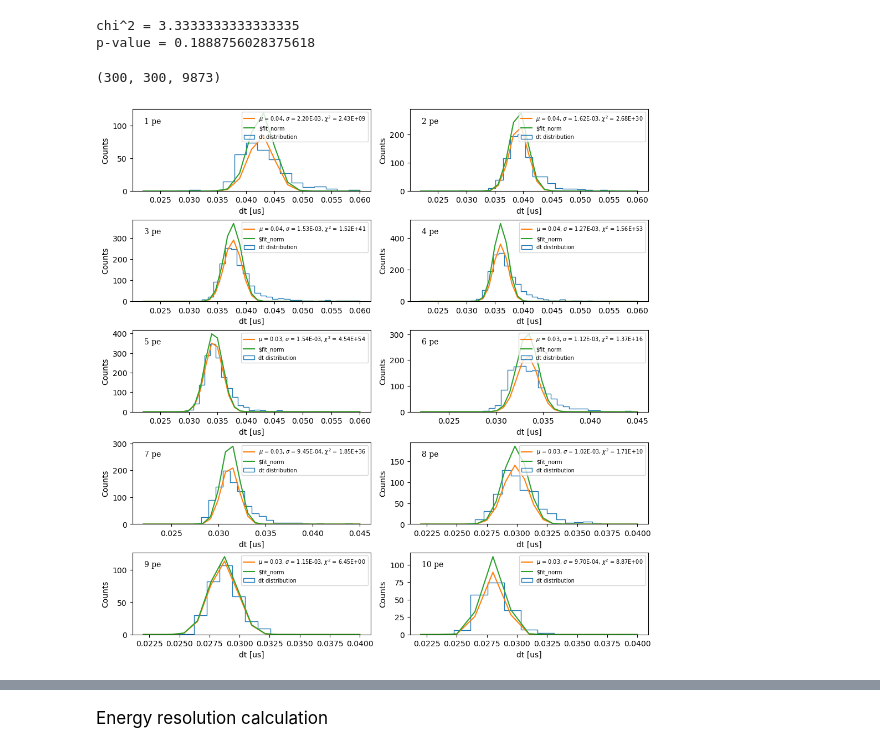
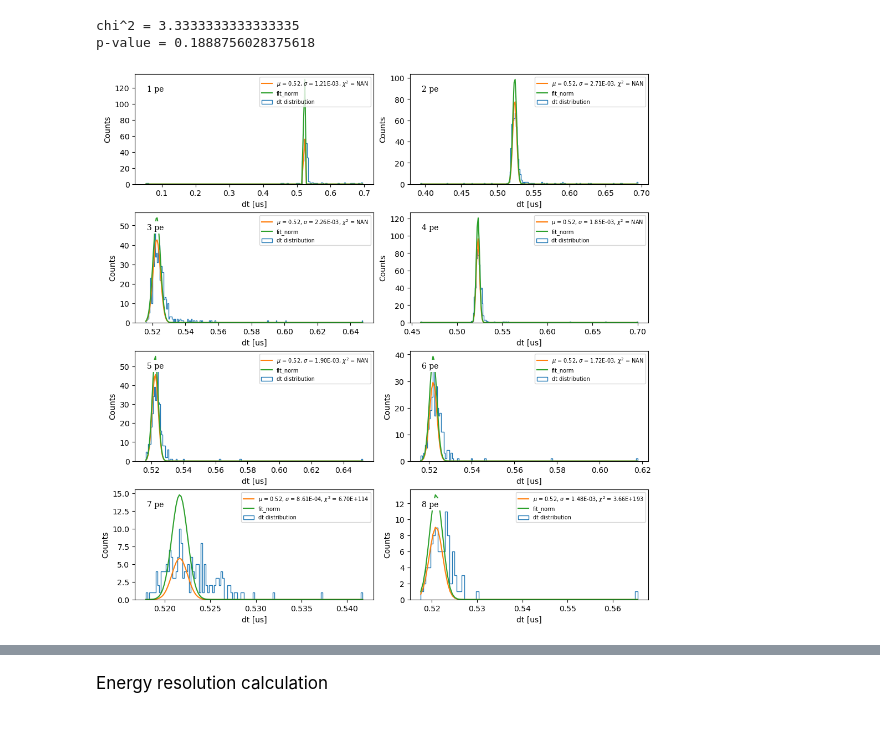
Before and after one commit to mariandbt/python, a Jupyter notebook: notebooks/Time_Energy_resolution_20230508.ipynb, the cells around one changed output, grey strips where cells are left out. Cells and saved outputs as stored; diff of their text form; code cells hidden in the pictures.

```diff
--- a/notebooks/Time_Energy_resolution_20230508.ipynb
+++ b/notebooks/Time_Energy_resolution_20230508.ipynb
@@ -255,8 +324,8 @@ ll = LED[frame*n_points: (frame + 1)*n_points].copy() # [mV]
 # %% [markdown]
 <p style="font-size: 17px; color: black;"> Time region where to look for signal
 # %%
-tt_min = 0. # [us]
-tt_max = 0.2 # [us]
+tt_min = 0.45 # [us]
+tt_max = 0.7 # [us]
 
 tt_region_mask = (tt > tt_min) & (tt < tt_max) # Where to look for the signal
 # %% [markdown]
@@ -298,12 +367,12 @@ f_ll = interp1d(tt, ll)
 
 # Define the intervals where to search for roots
 t0 = tt[ss - th < 0.][0]
-tf_ss = tt[ss - th > 0.][0]
+tf_ss = tt[(tt > tt_min) & (ss - th > 0.)][0]
 tf_ll = tt[ll - th > 0.][0]
 
 # Find the roots of the new function for val = th
 root_ss = root_scalar(f_cut, args=(f_ss, th,), bracket=[t0, tf_ss]).root
-root_ll = root_scalar(f_cut, args=(f_ll, th,), bracket=[t0, tf_ll]).root
+root_ll = root_scalar(f_cut, args=(f_ll, th,), bracket=[tt.min(), tf_ll]).root
 
 dt = np.fabs(root_ss - root_ll)
 print('dt = %.2f us'%(dt))
@@ -366,12 +435,12 @@ try:
 
         # Define the intervals where to search for roots
         t0 = tt[ss - th < 0.][0]
-        tf_ss = tt[ss - th > 0.][0]
+        tf_ss = tt[(tt > tt_min) & (ss - th > 0.)][0]
         tf_ll = tt[ll - th > 0.][0]
 
         # Find the roots of the new function for val = th
         root_ss = root_scalar(f_cut, args=(f_ss, th,), bracket=[t0, tf_ss]).root
-        root_ll = root_scalar(f_cut, args=(f_ll, th,), bracket=[t0, tf_ll]).root
+        root_ll = root_scalar(f_cut, args=(f_ll, th,), bracket=[tt.min(), tf_ll]).root
 
         s_peak.append(ss.max())
         dt.append(np.fabs(root_ss - root_ll))
@@ -405,7 +474,8 @@ NO SIGNAL HERE! frame = 9961; th = 58.85 # [mV]
 # %%
 mask_pe = []
 for i in range(n_pe):
-    mask_pe.append(np.fabs(s_peak - signal_pe[i]) <= dV) # for fixed dV
+#     mask_pe.append(np.fabs(s_peak - signal_pe[i]) <= dV) # for fixed dV
+    mask_pe.append(np.fabs(s_peak - signal_pe[i]) <= accept_region[i]) # for fixed number of bins
 # %%
 fig, ax = plt.subplots(1, 1, figsize = (15, 10), constrained_layout=True)
 
@@ -442,10 +512,6 @@ print('p-value =', p_value)
 # %% [output]
 chi^2 = 3.3333333333333335
 p-value = 0.1888756028375618
-# %%
-len(events), len(bins[:-1]), len(x_ax)
-# %% [output]
-(300, 300, 9873)
 # %%
 fig, ax = plt.subplots(nrows = math.ceil(n_pe/2.), ncols = 2, figsize=(10,10), constrained_layout=True)
 
@@ -460,8 +526,8 @@ for pe in range(n_pe):
     n_col = pe%2
 
     N_ev = len(dt[mask_pe[pe]])
-    n_bins = int(np.sqrt(N_ev))
-#     n_bins = 10*int(np.sqrt(N_ev))
+#     n_bins = int(np.sqrt(N_ev))
+    n_bins = 10*int(np.sqrt(N_ev))
 #     n_bins = 100
 
     region_min = 0.022
@@ -473,18 +539,24 @@ for pe in range(n_pe):
 
     events, bins, bars = ax[n_row, n_col].hist(dt[mask_pe[pe]], n_bins,
                                                density=False,
-                                               range=(region_min, region_max),
+#                                                range=(region_min, region_max),
                                                label='dt distribution',
                                                histtype='step')
 
     x_ax = np.linspace(bins.min(), bins.max(), len(bins)-1)
     y_err = np.sqrt(events)
 
+    ev_th = 0
+    if pe == 9 - 1:
+        ev_th = 2
+    else:
+        ev_th = 5
+
+
     # gaussian fit
     popt, pcov = scipy.optimize.curve_fit(gauss, x_ax, events,
                                           sigma = np.where(y_err > 0., y_err, 1e-3),
-#                                           p0=[1, (bins[:-1])[events > 0].mean(), 0.001])
-                                          p0=[events.sum(), (bins[:-1])[events > 0].mean(), 0.001])
+                                          p0=[events.sum(), (bins[:-1])[events > ev_th].mean(), 0.001])
 #     popt, pcov = scipy.optimize.curve_fit(gauss, x_ax, events,
 #                                           bounds=([1,  0.9*bins.mean(), 1e-4], [3., bins.mean(), 1e-2]))
 
@@ -503,34 +575,34 @@ for pe in range(n_pe):
 #     chi2, p_value = stats.chisquare(f_obs = events, f_exp = gauss(x_ax, *popt))
 
 #     residuals = events - gauss(x_ax, *popt)
 #     data_err = np.sqrt(events)
 
 #     chi2 = np.sum( np.where(data_err > 0., (residuals/ data_err)**2, 0.) );
 
 #     print(chi2, stats.)
 
     t_res[pe] = sigma
     t_res_err[pe] = sigma_err
 
     #_________plot_settings_________________________________________________
 
     ax[n_row, n_col].plot(x_ax, gauss(x_ax, a, mu, sigma), '-',
                           label='$\mu$ = %.2f, $\sigma$ = %.2E, $\chi^{2}$ = %.2E'%(mu, sigma, chi2))
     ax[n_row, n_col].plot(x_ax, fit_norm, '-',
                           label='fit_norm')
 
     ax[n_row, n_col].text(0.05, .9, str(pe+1) + ' pe', transform=ax[n_row, n_col].transAxes,
                 fontsize=10, verticalalignment='top', fontfamily='serif',
                 bbox=dict(facecolor='1.', edgecolor='none', pad=3.0))
 
     ax[n_row, n_col].set_ylabel('Counts')
     ax[n_row, n_col].set_xlabel('dt [us]')
 
     ax[n_row, n_col].legend(fontsize=7, loc='upper right')
 
     n_row += pe%2
 # %% [output]
-[figure, old version]
+[figure, new version]
 # %%
 fig, ax = plt.subplots(nrows = math.ceil(n_pe/2.), ncols = 2, figsize=(10,10), constrained_layout=True)
 
```
Also changed, not shown: parts of 52 cells of this notebook, 7 other files.
